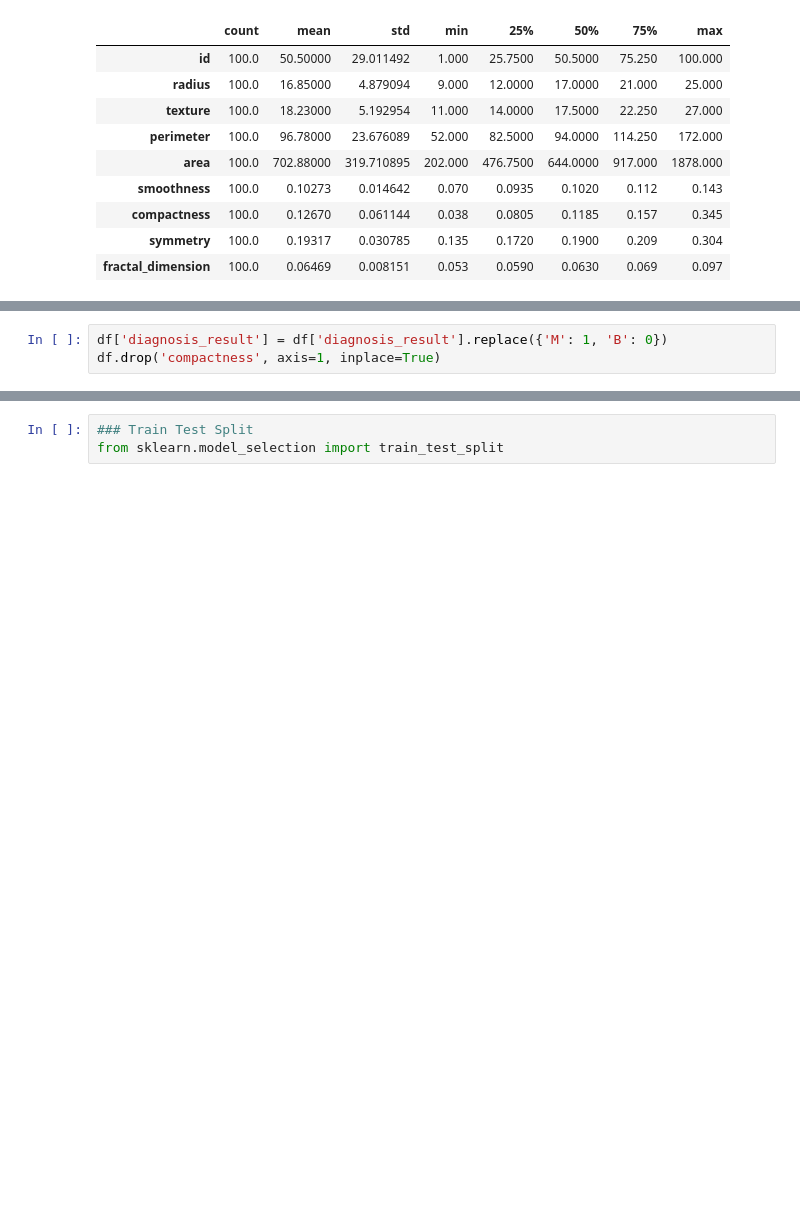
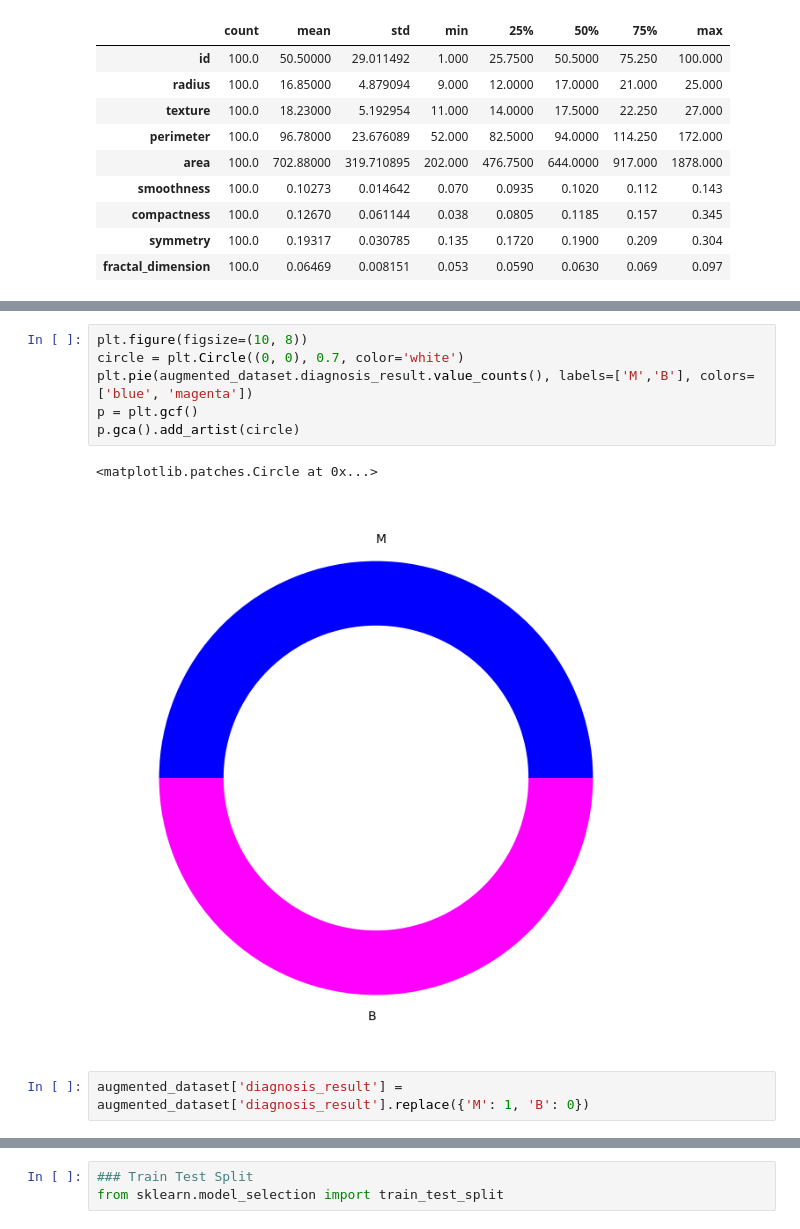
Before and after one commit to MeetPatel41011/Disease-Prediction-System, a Jupyter notebook: Machine Learning/Prostate_Cancer/Prostate_Cancer.ipynb, the cells around one changed output, grey strips where cells are left out. Drawn from its saved outputs; the diff is of its cells as text; blank space fills up the shorter version.

```diff
--- a/Machine Learning/Prostate_Cancer/Prostate_Cancer.ipynb
+++ b/Machine Learning/Prostate_Cancer/Prostate_Cancer.ipynb
@@ -49,4 +228,12 @@ memory usage: 7.9+ KB
+# %%
+plt.figure(figsize=(10, 8))
+circle = plt.Circle((0, 0), 0.7, color='white')
+plt.pie(augmented_dataset.diagnosis_result.value_counts(), labels=['M','B'], colors=['blue', 'magenta'])
+p = plt.gcf()
+p.gca().add_artist(circle)
+# %% [output]
+<matplotlib.patches.Circle at 0x...>
+[figure, added]
 # %%
-df['diagnosis_result'] = df['diagnosis_result'].replace({'M': 1, 'B': 0})
-df.drop('compactness', axis=1, inplace=True)
+augmented_dataset['diagnosis_result'] = augmented_dataset['diagnosis_result'].replace({'M': 1, 'B': 0})
 # %%
```
Also changed, not shown: parts of 25 cells of this notebook, 2 other files.
